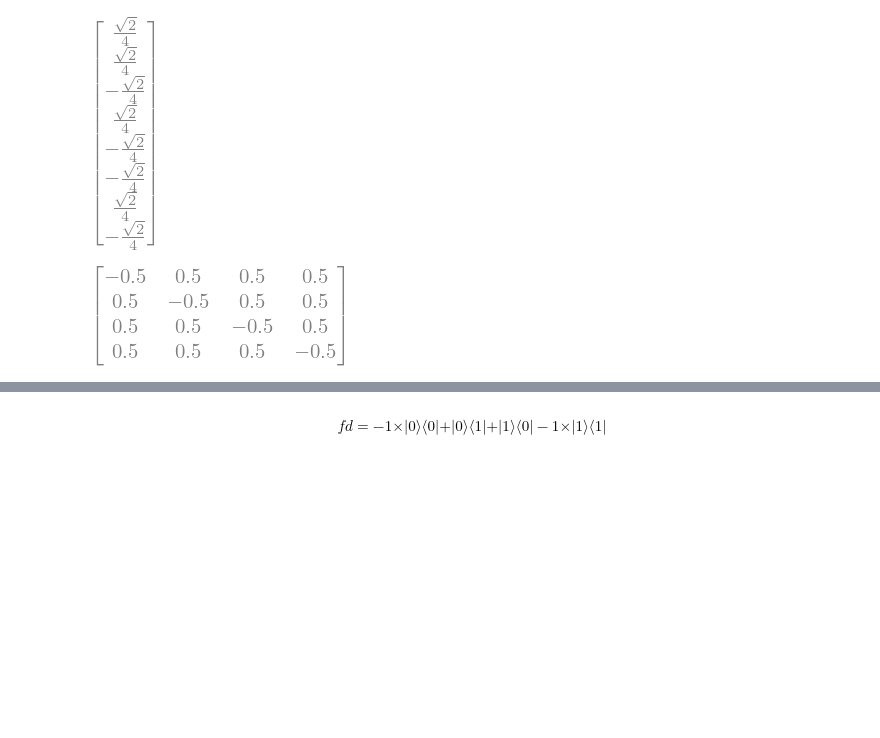
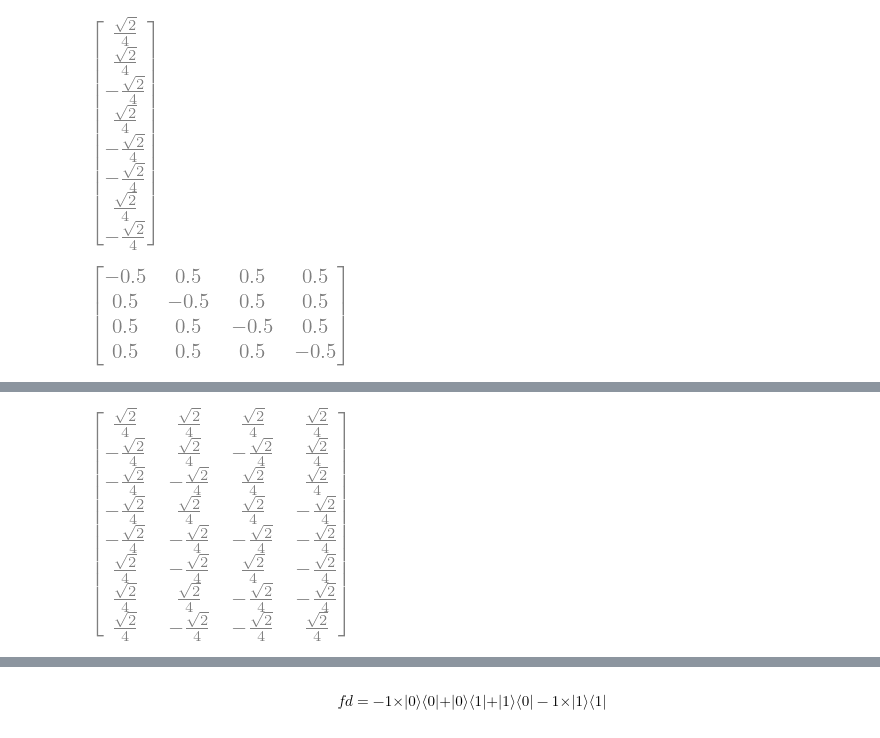
Before and after one commit to jbperin/hello-world, a Jupyter notebook: quantique/OneOutOfFour.ipynb, the cells around one changed output, grey strips where cells are left out. Cells and saved outputs as stored; diff of their text form; code cells hidden in the pictures; blank space fills up the shorter version.

```diff
--- a/quantique/OneOutOfFour.ipynb
+++ b/quantique/OneOutOfFour.ipynb
@@ -83,0 +89,10 @@ TensorProduct(I, Ub4measure)*TensorProduct(I,Hgate,Hgate)*Uf_01*TensorProduct(Hg
+# %%
+V=Matrix([
+    Matrix([TensorProduct(I,Hgate,Hgate)*Uf_00*TensorProduct(Hgate*ket1,Hgate*ket0,Hgate*ket0)]).T,
+    Matrix([TensorProduct(I,Hgate,Hgate)*Uf_01*TensorProduct(Hgate*ket1,Hgate*ket0,Hgate*ket0)]).T,
+    Matrix([TensorProduct(I,Hgate,Hgate)*Uf_10*TensorProduct(Hgate*ket1,Hgate*ket0,Hgate*ket0)]).T,
+    Matrix([TensorProduct(I,Hgate,Hgate)*Uf_11*TensorProduct(Hgate*ket1,Hgate*ket0,Hgate*ket0)]).T,
+]).T
+V
+# %% [output]
+[figure, added]
```
Also changed, not shown: parts of 15 cells of this notebook, 2 other files.
